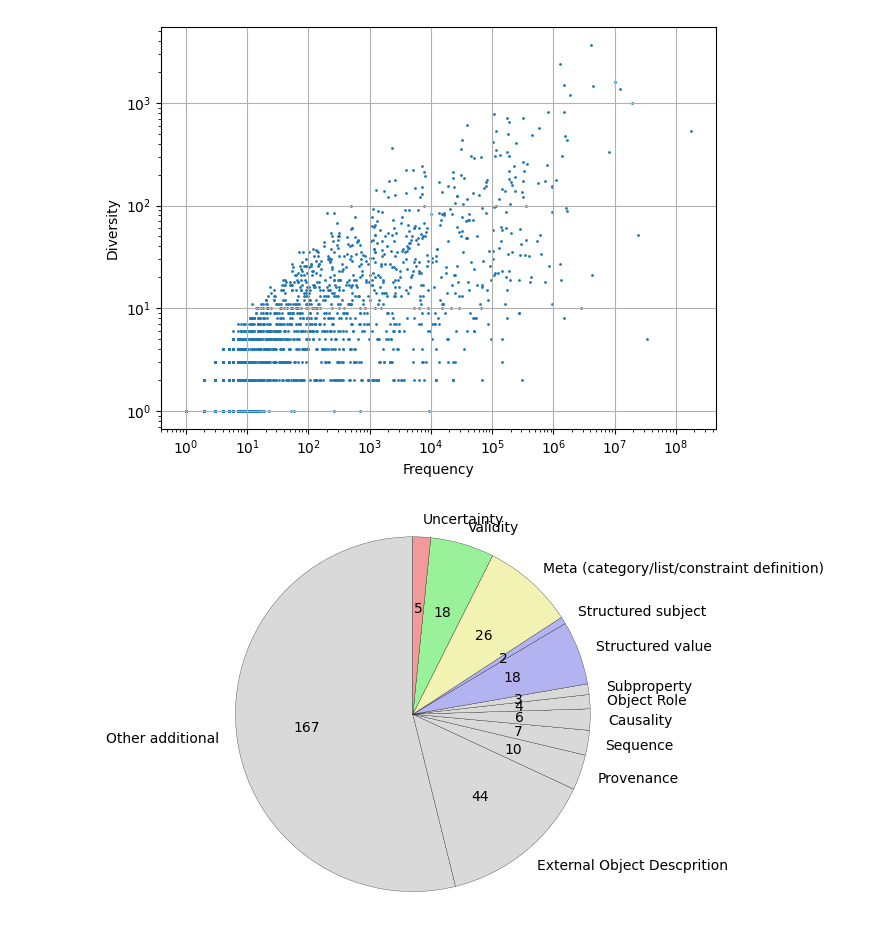
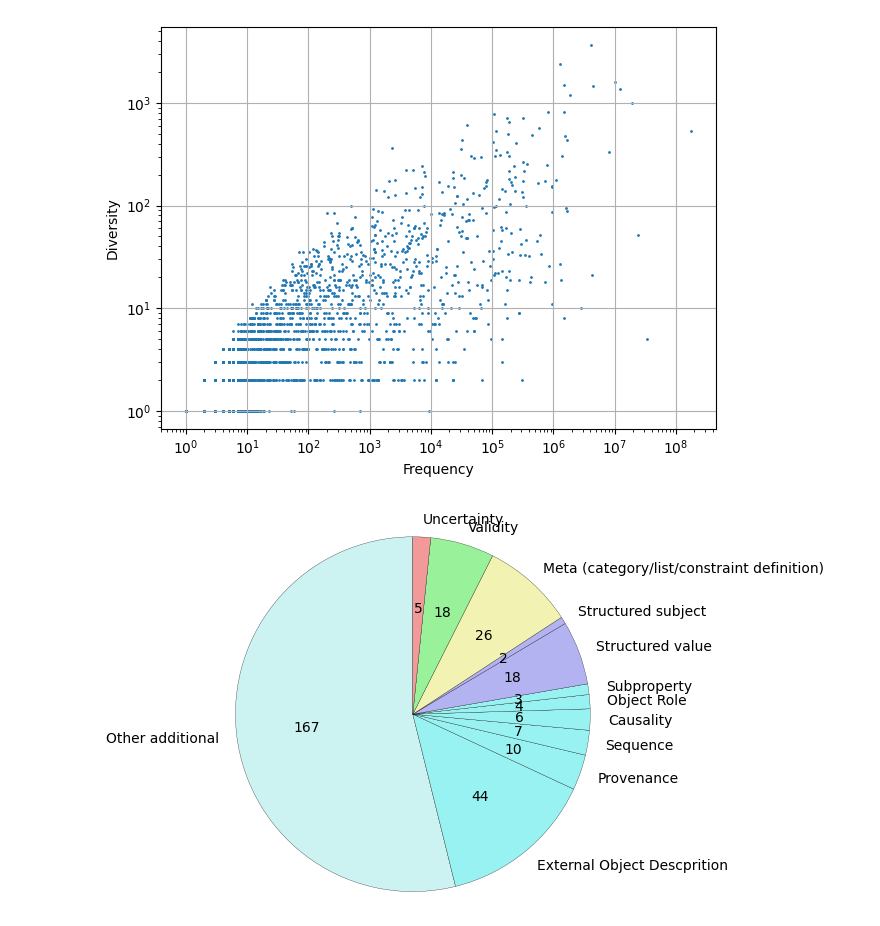
Before and after one commit to cui-ke/wikidata-qualifiers, a Jupyter notebook: src/stats/q-analysis-plots.ipynb, the cells around one changed output. Drawn from its saved outputs; the diff is of its cells as text; code cells hidden in the pictures.

```diff
--- a/src/stats/q-analysis-plots.ipynb
+++ b/src/stats/q-analysis-plots.ipynb
@@ -59,10 +59,10 @@ plt.show()
 11207
 [figure]
 # %%
-add_color = (0.85,0.85,0.85)
+add_color = (0.6,0.95,0.95) # (0.85,0.85,0.85)
 
 qual_by_cat_avg_div = [
- ('Other additional',167,6.74, add_color)
+ ('Other additional',167,6.74, (0.8,0.95,0.95))
 ,('External Object Descprition',44,15.49, add_color)
 ,('Provenance',10,99.07, add_color)
 ,('Sequence',7,14.46, add_color)
@@ -73,32 +73,32 @@ qual_by_cat_avg_div = [
 ,('Structured subject',2,7.88, (0.7,0.7,0.95))
 ,('Meta (category/list/constraint definition)',26,7.33, (0.95,0.95,0.7))
 ,('Validity',18,62.12, (0.6,0.95,0.6))
 ,('Uncertainty',5,35.49, (0.95,0.6,0.6))]
 
 labels = list(map(lambda x : x[0], qual_by_cat_avg_div))
 
 #labels = ['Validity','Struct Value','Struct subject','Meta','Uncertainty','Ext Obj Desc','Provenance','Sequence','Causality','Obj Role','Subproperty','Other Additional']
 
 # sizes = [18 ,18 , 2, 26, 5, 44, 10, 7, 6, 4, 3, 167]
 
 sizes = list(map(lambda x : x[1], qual_by_cat_avg_div))
 
 colors = [(0.4, 0.6, 1), 'yellow', 'green', 'orange', 'violet', (1,0,0), (1,0.1, 0.1), (1, 0.2,0.2), (1,0.3,0.3), (1,0.4, 0.4), (1, 0.5,0.5),(1,0.6,0.6)]
 
 colors = [(0.9,0.9,0.9), (0.7,0.7,0.7),(0.7,0.7,0.7), (0.6,0.6,0.6), (0.9,0.9,0.9), (0.7,0.7,0.7), (0.5, 0.5, 0.5),(0.5, 0.5, 0.5),(0.5, 0.5, 0.5),(0.5, 0.5, 0.5),(0.5, 0.5, 0.5),(0.5, 0.5, 0.5),(0.5, 0.5, 0.5),(0.5, 0.5, 0.5)]
 
-colors = [(0.6,0.95,0.6), (0.7,0.7,0.95),(0.7,0.7,0.95), (0.95,0.6,0.6), (0.95,0.95,0.7)] + [(0.85,0.85,0.85) for x in range(7)]
+colors = [(0.6,0.95,0.6), (0.7,0.7,0.95),(0.7,0.7,0.95), (0.95,0.6,0.6), (0.95,0.95,0.7)] + [(0.7,0.95,0.95) for x in range(7)]
 
 colors = list(map(lambda x : x[3], qual_by_cat_avg_div))
 
 def pctf(p):
     return round(p/100*sum(sizes))
 
 fig, ax = plt.subplots()
 ax.pie(sizes, labels=labels, autopct=pctf, colors=colors, wedgeprops = {'linewidth': 0.2, 'linestyle': '-', 'edgecolor': 'black'}, #autopct='%1.1f%%',
   radius=1.2, startangle=90)
 
 plt.savefig('figure1.pdf')
 plt.show()
 # %% [output]
-[figure, old version]
+[figure, new version]
```
Also changed, not shown: 14 other files.
